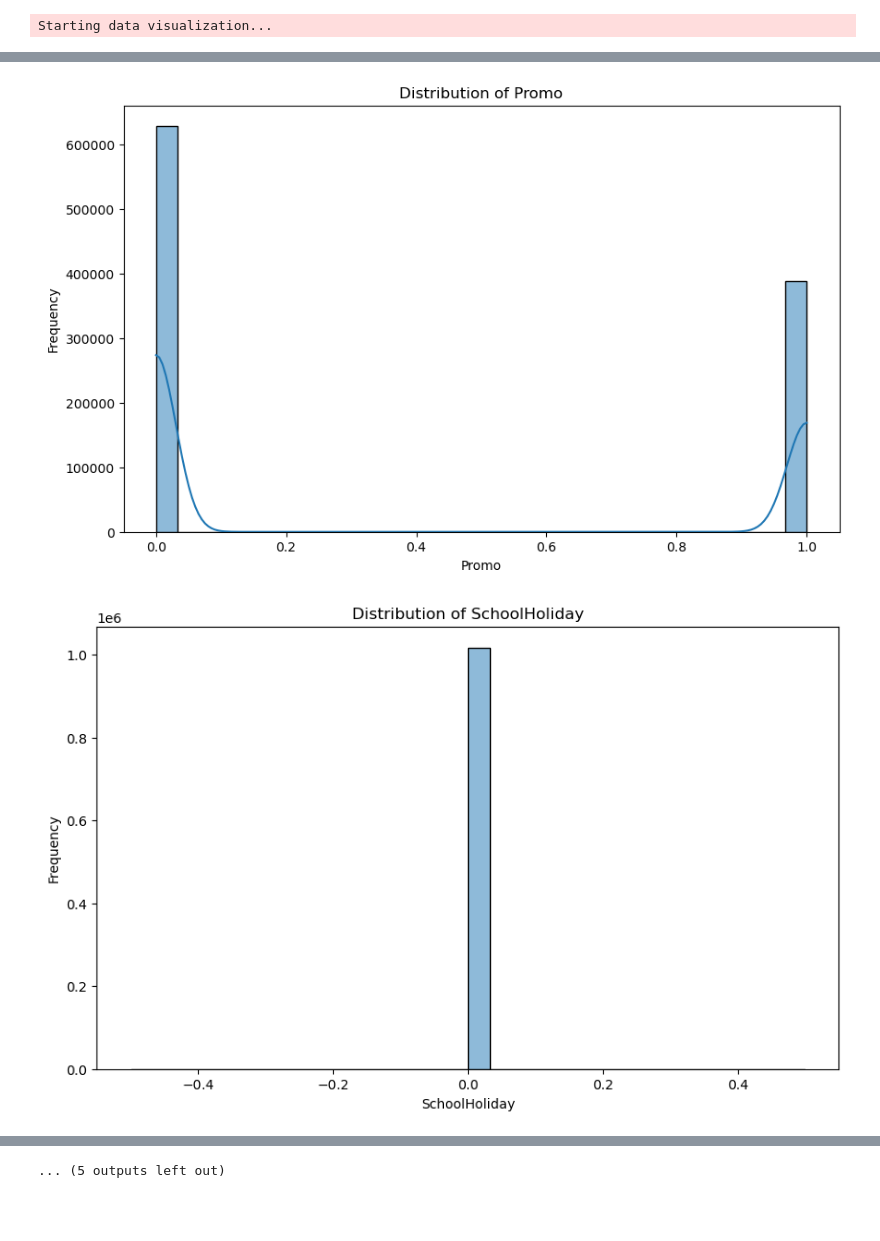
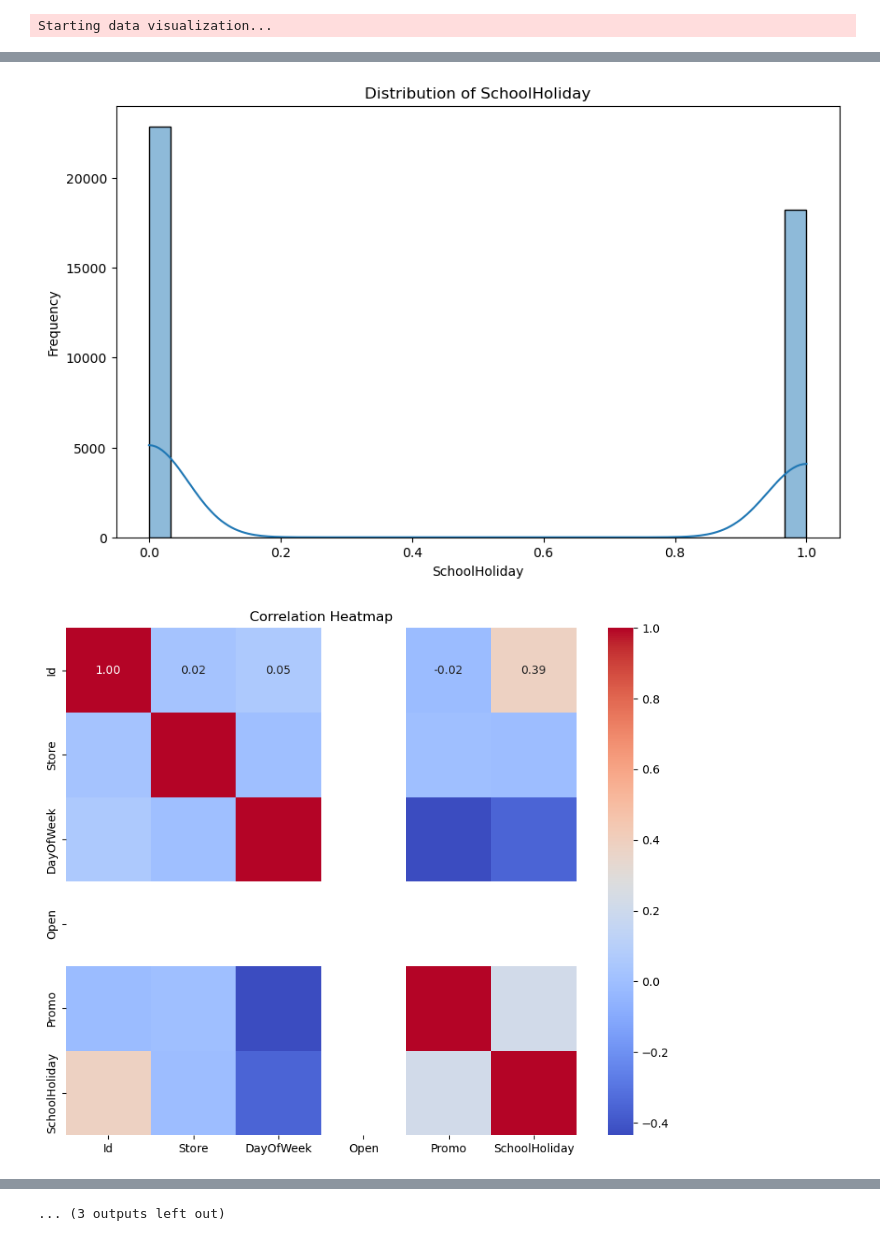
Before and after one commit to tsega19/Rossmann-Sales-Forecasting-Pipeline, a Jupyter notebook: notbook/EDA_preprocessing_test.ipynb, the cells around one changed output, grey strips where cells are left out. Cells and saved outputs as stored; diff of their text form; code cells hidden in the pictures; blank space fills up the shorter version.

```diff
--- a/notbook/EDA_preprocessing_test.ipynb
+++ b/notbook/EDA_preprocessing_test.ipynb
@@ -37,4 +41,4 @@ Data cleaning completed.
 # %%
-visualize_data(train_data)
+visualize_data(test_data)
 # %% [output]
 Starting data visualization...
@@ -46,2 +50,2 @@ Starting data visualization...
-[figure, old version]
+[figure, new version]
-[figure, old version]
+[figure, new version]
@@ -52,2 +56,2 @@ Starting data visualization...
-... (5 outputs left out)
+... (3 outputs left out)
 # %%
```
Also changed, not shown: parts of 14 cells of this notebook, 7 other files.
